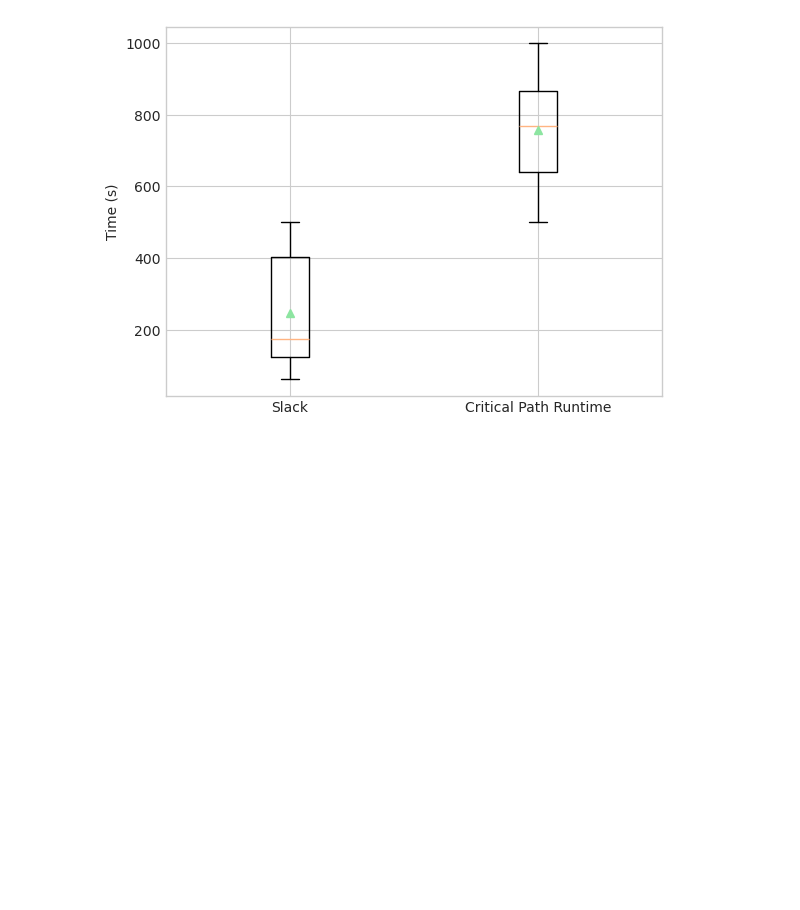
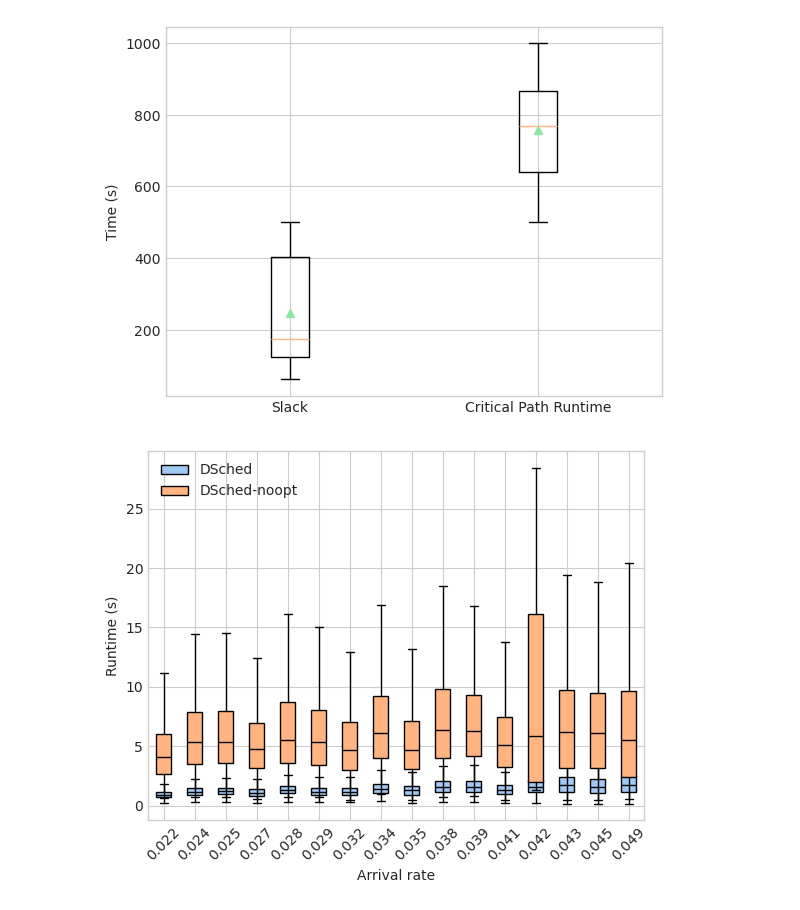
Before and after one commit to ShreyB2091/erdos-scheduling-simulator, a Jupyter notebook: sosp25/notebook.ipynb, the cells around one changed output. Drawn from its saved outputs; the diff is of its cells as text; code cells hidden in the pictures; blank space fills up the shorter version.

```diff
--- a/sosp25/notebook.ipynb
+++ b/sosp25/notebook.ipynb
@@ -110,3 +116,28 @@ for file in scheduler_runtime_csv_files():
     break
 # %% [output]
 [figure]
+# %%
+# Tighter deadlines
+
+results = load_results("../alibaba_scheduler_runtime-dsched+tighter-deadlines")
+
+fig, axs = plt.subplots()
+for (i, (group, result)) in enumerate(groupby(results, key=lambda x: x[0])):
+    result = sorted(result, key=lambda x: x[1])
+
+    xs = [r[1] for r in result]
+    ys = [r[3] for r in result]
+    boxplot = axs.boxplot(x=ys, sym='', label=group, patch_artist=True)
+    for box in boxplot['boxes']:
+        box.set(facecolor=sns.color_palette("pastel")[i])
+    for median in boxplot['medians']:
+        median.set(color='black', linewidth=1)
+
+plt.xticks(range(1, len(xs)+1), [f'{x:.3f}' for x in xs], rotation=45)
+plt.xlabel('Arrival rate')
+plt.ylabel('Runtime (s)')
+
+plt.legend()
+plt.show()
+# %% [output]
+[figure, added]
```
Also changed, not shown: parts of 10 cells of this notebook, 57 other files.
